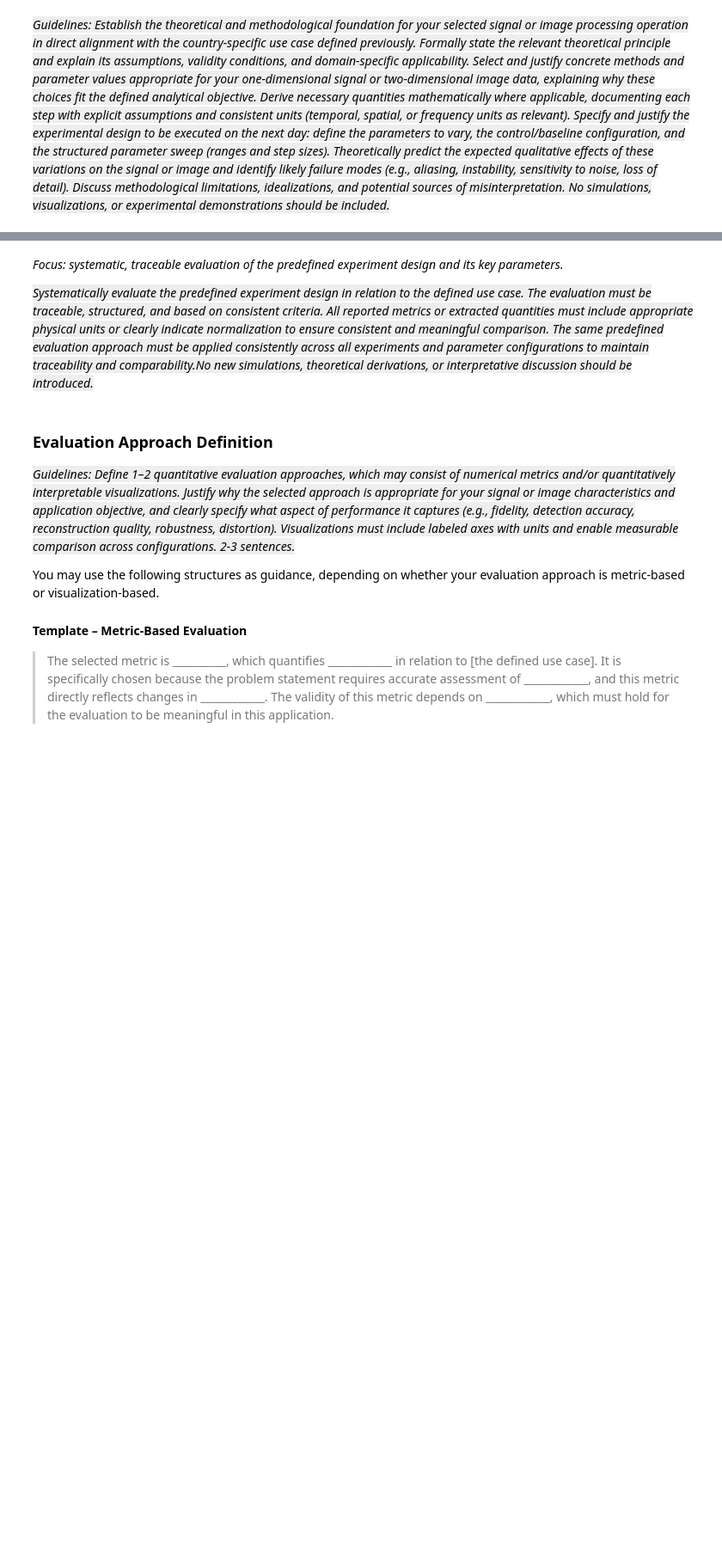
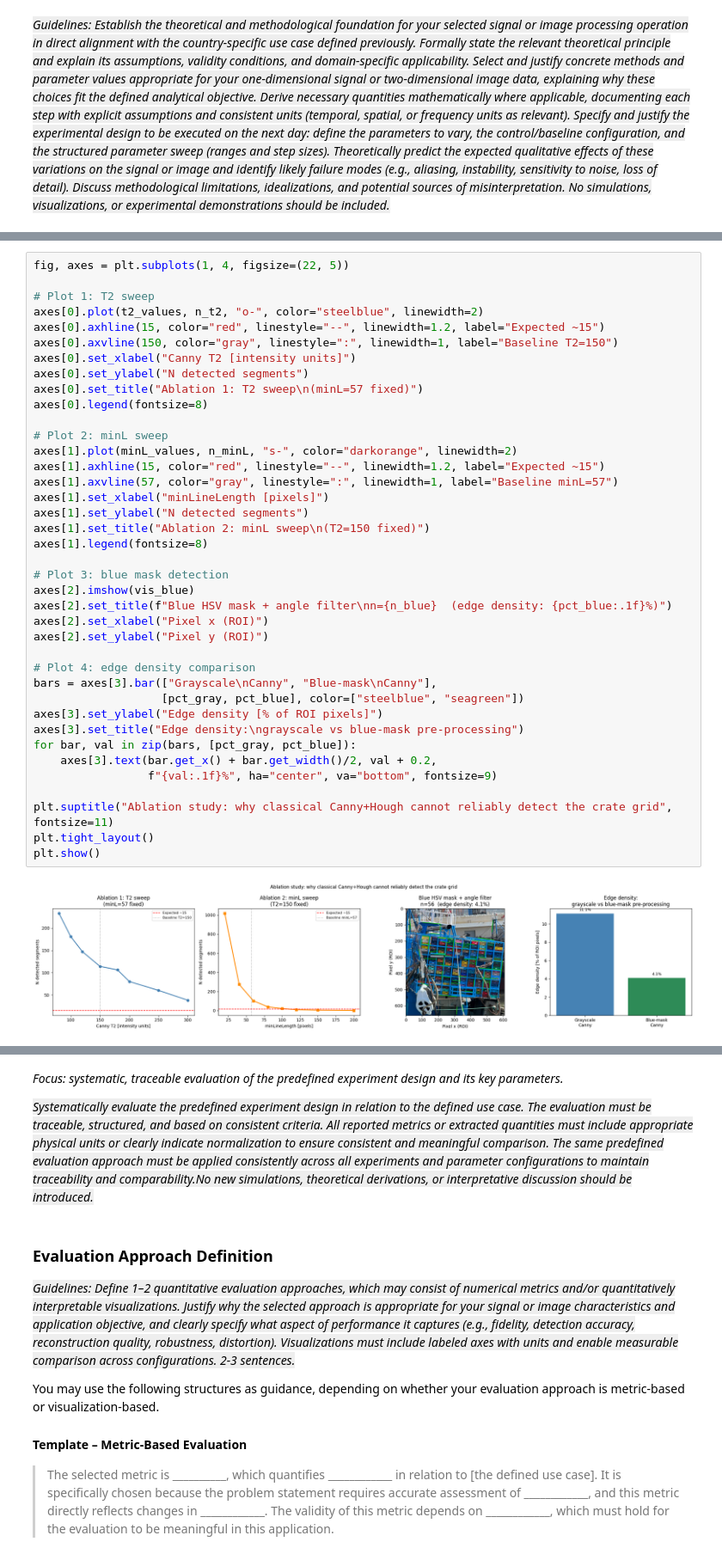
Before and after one commit to Sandra-Senn/gbsv_mc, a Jupyter notebook: mc2/gbsv_mc2.2_pattern detection_sandra_senn.ipynb, the cells around one changed output, grey strips where cells are left out. Shown at 86% size. Cells and saved outputs as stored; diff of their text form; blank space fills up the shorter version.

```diff
--- a/mc2/gbsv_mc2.2_pattern detection_sandra_senn.ipynb
+++ b/mc2/gbsv_mc2.2_pattern detection_sandra_senn.ipynb
@@ -155,0 +263,41 @@ The code should be written in a clear and structured manner such that its logic
+# %%
+fig, axes = plt.subplots(1, 4, figsize=(22, 5))
+
+# Plot 1: T2 sweep
+axes[0].plot(t2_values, n_t2, "o-", color="steelblue", linewidth=2)
+axes[0].axhline(15, color="red", linestyle="--", linewidth=1.2, label="Expected ~15")
+axes[0].axvline(150, color="gray", linestyle=":", linewidth=1, label="Baseline T2=150")
+axes[0].set_xlabel("Canny T2 [intensity units]")
+axes[0].set_ylabel("N detected segments")
+axes[0].set_title("Ablation 1: T2 sweep\n(minL=57 fixed)")
+axes[0].legend(fontsize=8)
+
+# Plot 2: minL sweep
+axes[1].plot(minL_values, n_minL, "s-", color="darkorange", linewidth=2)
+axes[1].axhline(15, color="red", linestyle="--", linewidth=1.2, label="Expected ~15")
+axes[1].axvline(57, color="gray", linestyle=":", linewidth=1, label="Baseline minL=57")
+axes[1].set_xlabel("minLineLength [pixels]")
+axes[1].set_ylabel("N detected segments")
+axes[1].set_title("Ablation 2: minL sweep\n(T2=150 fixed)")
+axes[1].legend(fontsize=8)
+
+# Plot 3: blue mask detection
+axes[2].imshow(vis_blue)
+axes[2].set_title(f"Blue HSV mask + angle filter\nn={n_blue}  (edge density: {pct_blue:.1f}%)")
+axes[2].set_xlabel("Pixel x (ROI)")
+axes[2].set_ylabel("Pixel y (ROI)")
+
+# Plot 4: edge density comparison
+bars = axes[3].bar(["Grayscale\nCanny", "Blue-mask\nCanny"],
+                   [pct_gray, pct_blue], color=["steelblue", "seagreen"])
+axes[3].set_ylabel("Edge density [% of ROI pixels]")
+axes[3].set_title("Edge density:\ngrayscale vs blue-mask pre-processing")
+for bar, val in zip(bars, [pct_gray, pct_blue]):
+    axes[3].text(bar.get_x() + bar.get_width()/2, val + 0.2,
+                 f"{val:.1f}%", ha="center", va="bottom", fontsize=9)
+
+plt.suptitle("Ablation study: why classical Canny+Hough cannot reliably detect the crate grid", fontsize=11)
+plt.tight_layout()
+plt.show()
+# %% [output]
+[figure, added]
```
Also changed, not shown: parts of 24 cells of this notebook, 6 other files.
